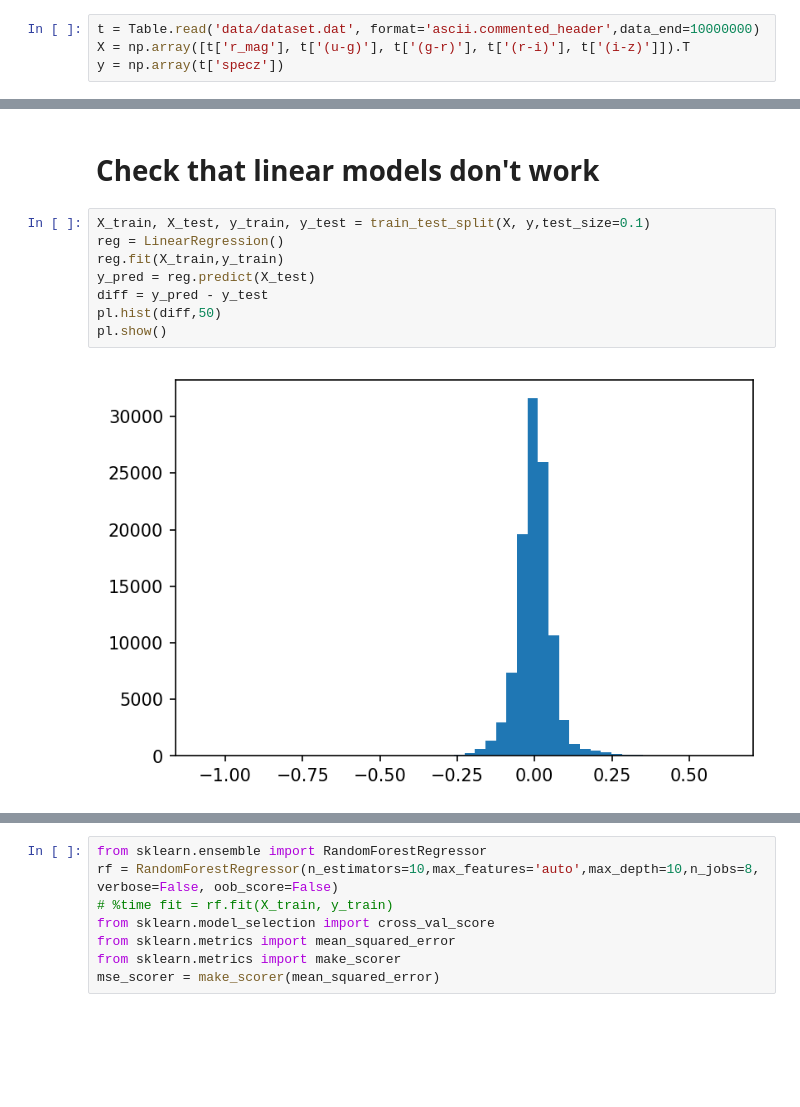
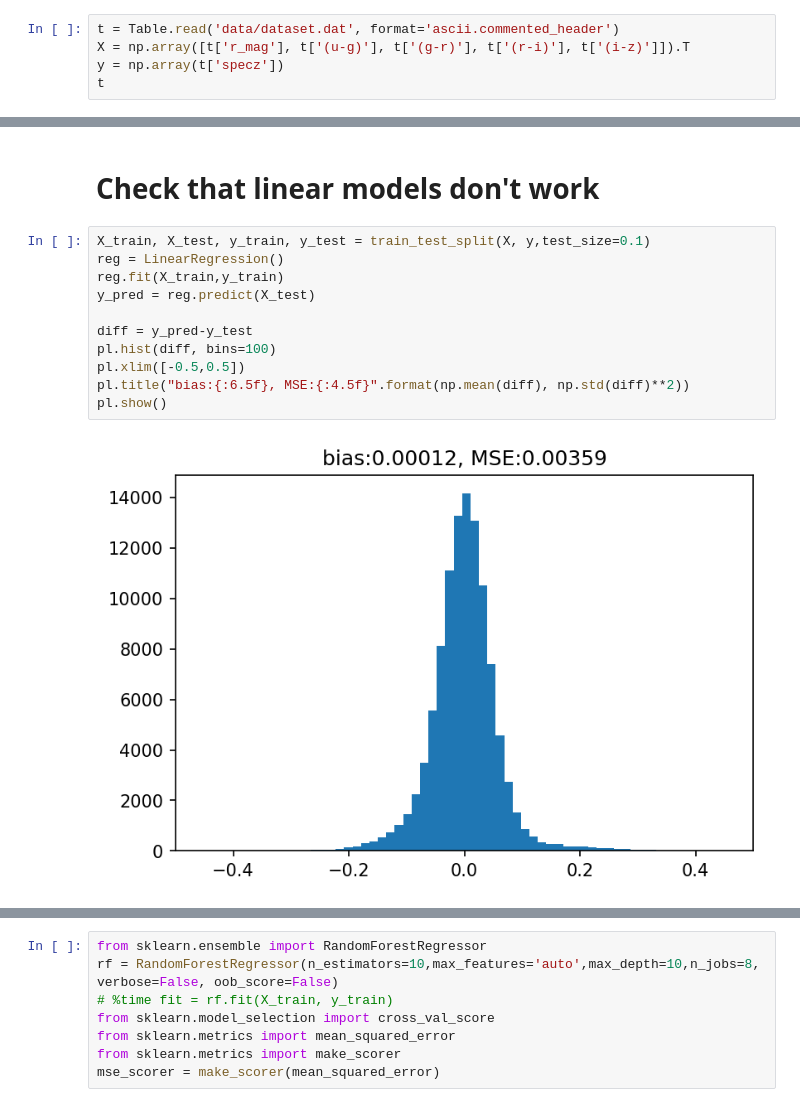
Before and after one commit to PierreGratier/AIISL, a Jupyter notebook: AIISL.ipynb, the cells around one changed output, grey strips where cells are left out. Saved outputs shown, nothing was run; the diff lists cells and outputs as text; blank space fills up the shorter version.

Commit message:
Present dataset

```diff
--- a/AIISL.ipynb
+++ b/AIISL.ipynb
@@ -90,4 +94,5 @@ Wall time: 393 ms
 # %%
-t = Table.read('data/dataset.dat', format='ascii.commented_header',data_end=10000000)
+t = Table.read('data/dataset.dat', format='ascii.commented_header')
 X = np.array([t['r_mag'], t['(u-g)'], t['(g-r)'], t['(r-i)'], t['(i-z)']]).T
 y = np.array(t['specz'])
+t
@@ -124,13 +149,16 @@ pl.show()
 # %%
 X_train, X_test, y_train, y_test = train_test_split(X, y,test_size=0.1)
 reg = LinearRegression()
 reg.fit(X_train,y_train)
 y_pred = reg.predict(X_test)
-diff = y_pred - y_test
-pl.hist(diff,50)
+
+diff = y_pred-y_test
+pl.hist(diff, bins=100)
+pl.xlim([-0.5,0.5])
+pl.title("bias:{:6.5f}, MSE:{:4.5f}".format(np.mean(diff), np.std(diff)**2))
 pl.show()
 # %% [output]
-[figure, old version]
+[figure, new version]
 # %%
 fig, ax = pl.subplots()
 hist2d(y_pred,y_test,bins=50,ax=ax,range=[[0,1],[0,1]],levels=[0.68,0.95,0.997],plot_density=False,fill_contours=True,data_kwargs={'alpha':1,'marker':'.'})
```
Also changed, not shown: parts of 6 cells of this notebook.
